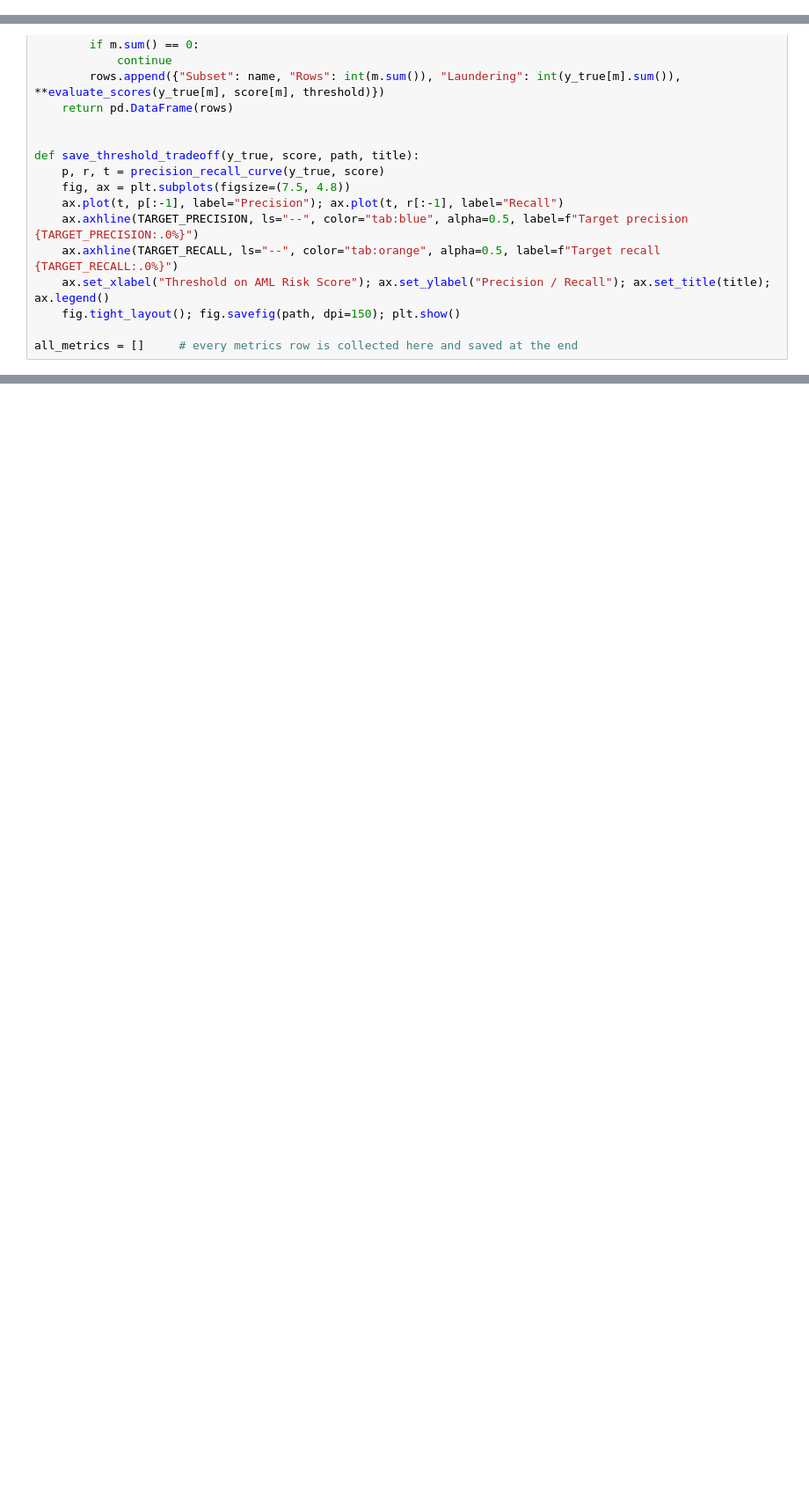
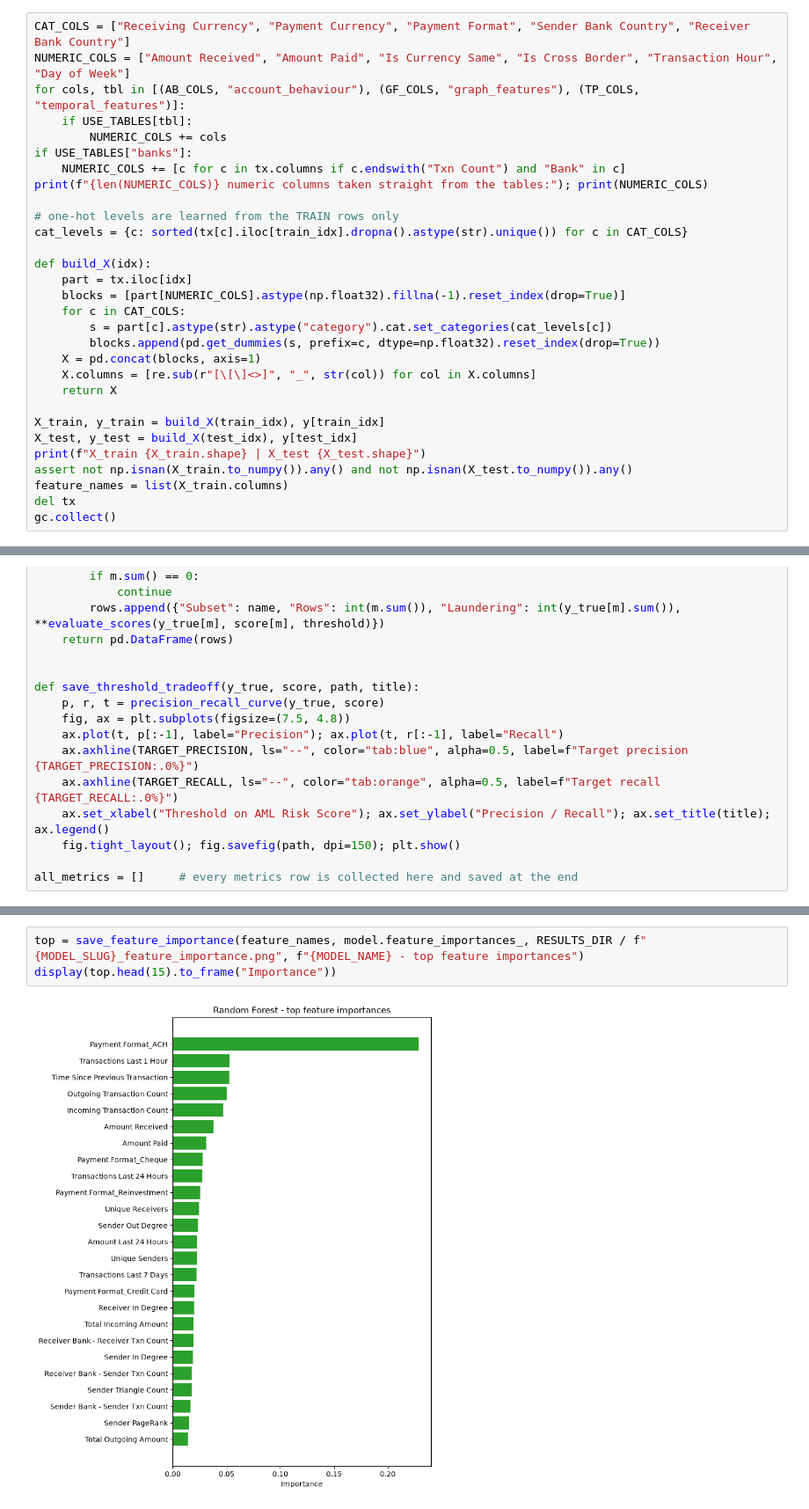
Before and after one commit to listondsouza/AML-GNN-Project, a Jupyter notebook: notebooks/10_baseline_random_forest.ipynb, the cells around one changed output, grey strips where cells are left out. Shown at 88% size. Drawn from its saved outputs; the diff is of its cells as text; blank space fills up the shorter version.

```diff
--- a/notebooks/10_baseline_random_forest.ipynb
+++ b/notebooks/10_baseline_random_forest.ipynb
@@ -702,0 +289,30 @@ about neg/pos times more than a normal row. Weights come from TRAINING labels on
+# %%
+CAT_COLS = ["Receiving Currency", "Payment Currency", "Payment Format", "Sender Bank Country", "Receiver Bank Country"]
+NUMERIC_COLS = ["Amount Received", "Amount Paid", "Is Currency Same", "Is Cross Border", "Transaction Hour", "Day of Week"]
+for cols, tbl in [(AB_COLS, "account_behaviour"), (GF_COLS, "graph_features"), (TP_COLS, "temporal_features")]:
+    if USE_TABLES[tbl]:
+        NUMERIC_COLS += cols
+if USE_TABLES["banks"]:
+    NUMERIC_COLS += [c for c in tx.columns if c.endswith("Txn Count") and "Bank" in c]
+print(f"{len(NUMERIC_COLS)} numeric columns taken straight from the tables:"); print(NUMERIC_COLS)
+
+# one-hot levels are learned from the TRAIN rows only
+cat_levels = {c: sorted(tx[c].iloc[train_idx].dropna().astype(str).unique()) for c in CAT_COLS}
+
+def build_X(idx):
+    part = tx.iloc[idx]
+    blocks = [part[NUMERIC_COLS].astype(np.float32).fillna(-1).reset_index(drop=True)]
+    for c in CAT_COLS:
+        s = part[c].astype(str).astype("category").cat.set_categories(cat_levels[c])
+        blocks.append(pd.get_dummies(s, prefix=c, dtype=np.float32).reset_index(drop=True))
+    X = pd.concat(blocks, axis=1)
+    X.columns = [re.sub(r"[\[\]<>]", "_", str(col)) for col in X.columns]
+    return X
+
+X_train, y_train = build_X(train_idx), y[train_idx]
+X_test, y_test = build_X(test_idx), y[test_idx]
+print(f"X_train {X_train.shape} | X_test {X_test.shape}")
+assert not np.isnan(X_train.to_numpy()).any() and not np.isnan(X_test.to_numpy()).any()
+feature_names = list(X_train.columns)
+del tx
+gc.collect()
@@ -1399,0 +641,5 @@ Reminder: the table above is computed ON TEST for description. Do not pick your
+# %%
+top = save_feature_importance(feature_names, model.feature_importances_, RESULTS_DIR / f"{MODEL_SLUG}_feature_importance.png", f"{MODEL_NAME} - top feature importances")
+display(top.head(15).to_frame("Importance"))
+# %% [output]
+[figure, added]
```
Also changed, not shown: parts of 45 cells of this notebook, 45 other files.
